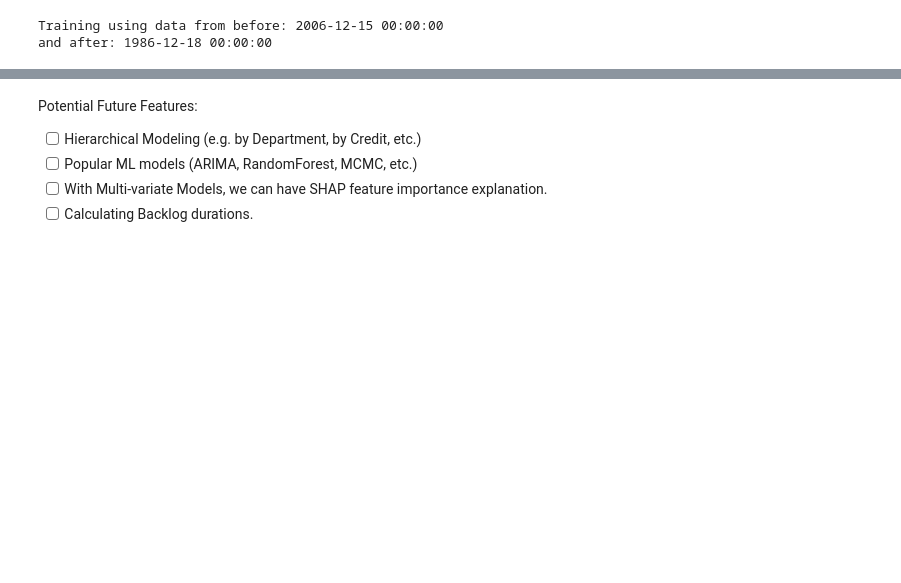
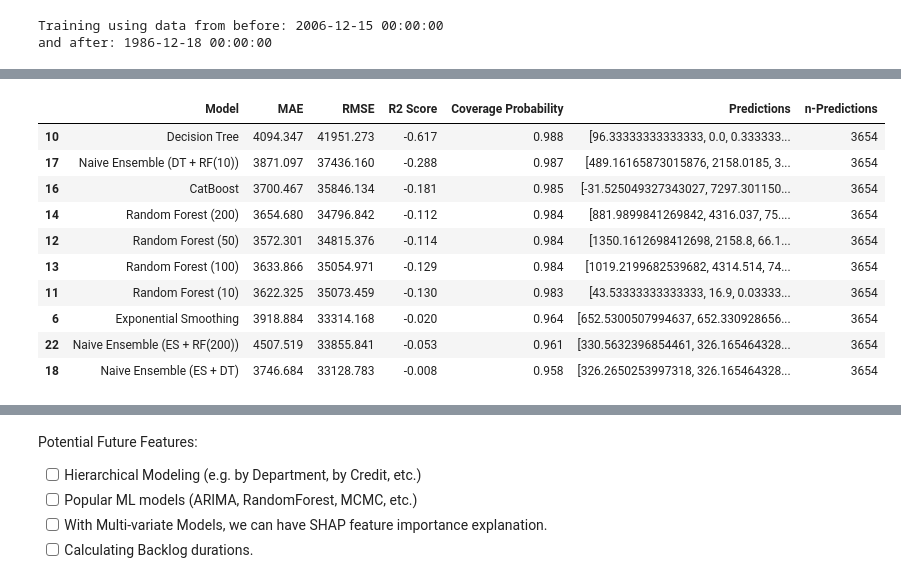
Before and after one commit to marisol-yake/MMM-museum-analytics, a Jupyter notebook: examples/NYC_MoMA_Example/Collections Time Series Forecasting.ipynb, the cells around one changed output, grey strips where cells are left out. Cells and saved outputs as stored; diff of their text form; code cells hidden in the pictures; blank space fills up the shorter version.

```diff
--- a/examples/NYC_MoMA_Example/Collections Time Series Forecasting.ipynb
+++ b/examples/NYC_MoMA_Example/Collections Time Series Forecasting.ipynb
@@ -379,0 +446,19 @@ for model_name, model in models.items():
+# %%
+# Model performance visual comparisons
+results = pd.DataFrame(results)
+results.sort_values(
+    by = ["Coverage Probability", "RMSE", "MAE",],
+    ascending = [False, True, True]
+).head(10)
+# %% [output]
+|  | Model | MAE | RMSE | R2 Score | Coverage Probability | Predictions | n-Predictions |
+| 10 | Decision Tree | 4094.347 | 41951.273 | -0.617 | 0.988 | [96.33333333333333, 0.0, 0.333333... | 3654 |
+| 17 | Naive Ensemble (DT + RF(10)) | 3871.097 | 37436.160 | -0.288 | 0.987 | [489.16165873015876, 2158.0185, 3... | 3654 |
+| 16 | CatBoost | 3700.467 | 35846.134 | -0.181 | 0.985 | [-31.525049327343027, 7297.301150... | 3654 |
+| 14 | Random Forest (200) | 3654.680 | 34796.842 | -0.112 | 0.984 | [881.9899841269842, 4316.037, 75.... | 3654 |
+| 12 | Random Forest (50) | 3572.301 | 34815.376 | -0.114 | 0.984 | [1350.1612698412698, 2158.8, 66.1... | 3654 |
+| 13 | Random Forest (100) | 3633.866 | 35054.971 | -0.129 | 0.984 | [1019.2199682539682, 4314.514, 74... | 3654 |
+| 11 | Random Forest (10) | 3622.325 | 35073.459 | -0.130 | 0.983 | [43.53333333333333, 16.9, 0.03333... | 3654 |
+| 6 | Exponential Smoothing | 3918.884 | 33314.168 | -0.020 | 0.964 | [652.5300507994637, 652.330928656... | 3654 |
+| 22 | Naive Ensemble (ES + RF(200)) | 4507.519 | 33855.841 | -0.053 | 0.961 | [330.5632396854461, 326.165464328... | 3654 |
+| 18 | Naive Ensemble (ES + DT) | 3746.684 | 33128.783 | -0.008 | 0.958 | [326.2650253997318, 326.165464328... | 3654 |
```
Also changed, not shown: parts of 12 cells of this notebook.
